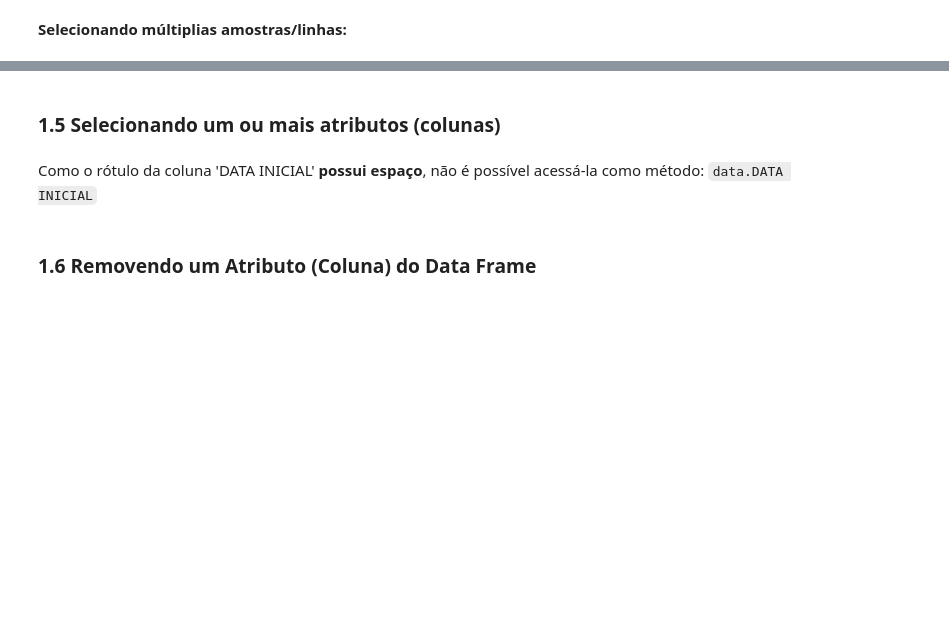
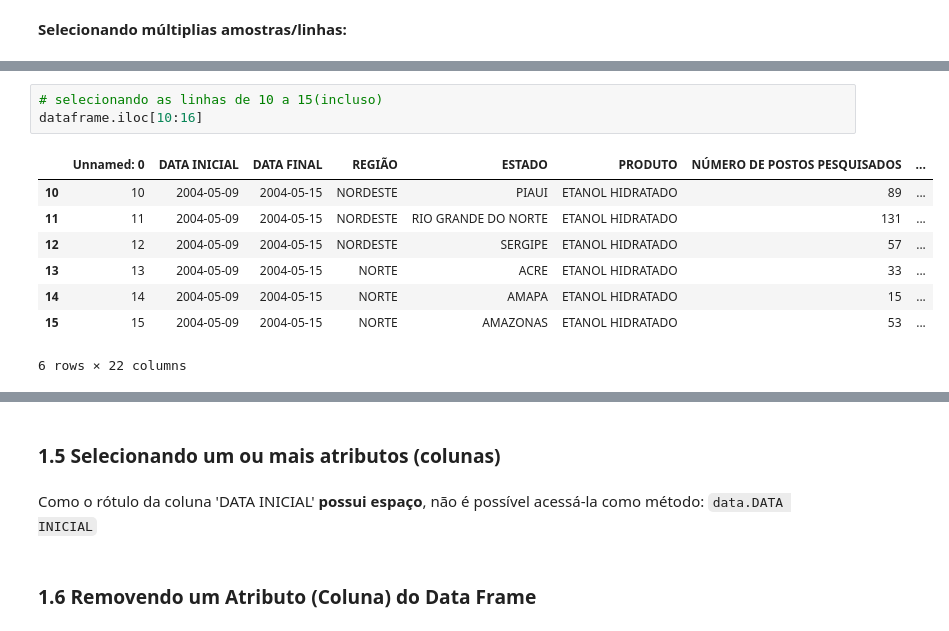
Before and after one commit to devLink13/pandas-essencial, a Jupyter notebook: manipulacao_de_dados_codigo_base.ipynb, the cells around one changed output, grey strips where cells are left out. Cells and saved outputs as stored; diff of their text form; blank space fills up the shorter version.

```diff
--- a/manipulacao_de_dados_codigo_base.ipynb
+++ b/manipulacao_de_dados_codigo_base.ipynb
@@ -612,0 +774,12 @@ Mostrando linhas específicas de um DataFrame:
+# %%
+# selecionando as linhas de 10 a 15(incluso)
+dataframe.iloc[10:16]
+# %% [output]
+|  | Unnamed: 0 | DATA INICIAL | DATA FINAL | REGIÃO | ESTADO | PRODUTO | NÚMERO DE POSTOS PESQUISADOS | ... |
+| 10 | 10 | 2004-05-09 | 2004-05-15 | NORDESTE | PIAUI | ETANOL HIDRATADO | 89 | ... |
+| 11 | 11 | 2004-05-09 | 2004-05-15 | NORDESTE | RIO GRANDE DO NORTE | ETANOL HIDRATADO | 131 | ... |
+| 12 | 12 | 2004-05-09 | 2004-05-15 | NORDESTE | SERGIPE | ETANOL HIDRATADO | 57 | ... |
+| 13 | 13 | 2004-05-09 | 2004-05-15 | NORTE | ACRE | ETANOL HIDRATADO | 33 | ... |
+| 14 | 14 | 2004-05-09 | 2004-05-15 | NORTE | AMAPA | ETANOL HIDRATADO | 15 | ... |
+| 15 | 15 | 2004-05-09 | 2004-05-15 | NORTE | AMAZONAS | ETANOL HIDRATADO | 53 | ... |
+6 rows × 22 columns
```
Also changed, not shown: parts of 58 cells of this notebook, 2 other files.
